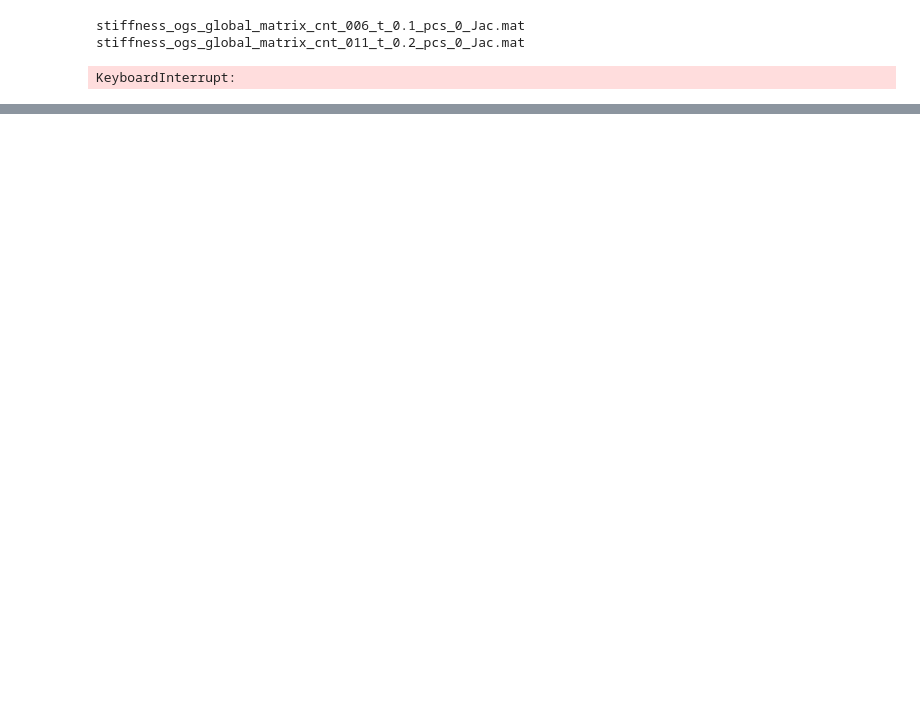
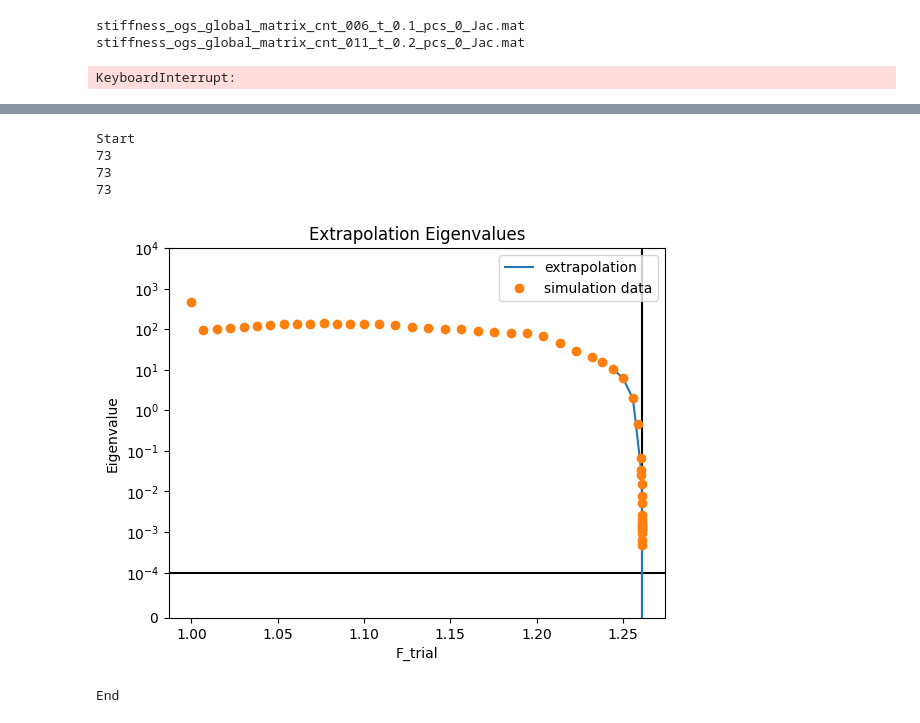
Before and after one commit to chiaraMaHe/EigenmodeMinimalExample, a Jupyter notebook: Slope/SlopePublication.ipynb, the cells around one changed output, grey strips where cells are left out. Drawn from its saved outputs; the diff is of its cells as text; code cells hidden in the pictures; blank space fills up the shorter version.

```diff
--- a/Slope/SlopePublication.ipynb
+++ b/Slope/SlopePublication.ipynb
@@ -323,5 +343,5 @@ KeyboardInterrupt:
 # %%
-def interpolate( fx1, fx2, x ):
+def interpolation( fx1, fx2, x ):
     x = x%1
     #f_1 + (f_2-f_1)/(x_2-x_1) * (x-x_1); x_1=0, x_2=1
     return fx1+(fx2-fx1)*(x)
@@ -352,0 +417,10 @@ def slopeExtrapolation(path):
+# %%
+#saveSmallestEigenvalues( path, path + "eigenvalues/smallest.txt" )
+slopeExtrapolation( path + "eigenvalues/smallest.txt", 1 )
+# %% [output]
+Start
+73
+73
+73
+[figure, added]
+End
```
Also changed, not shown: parts of 8 cells of this notebook.
